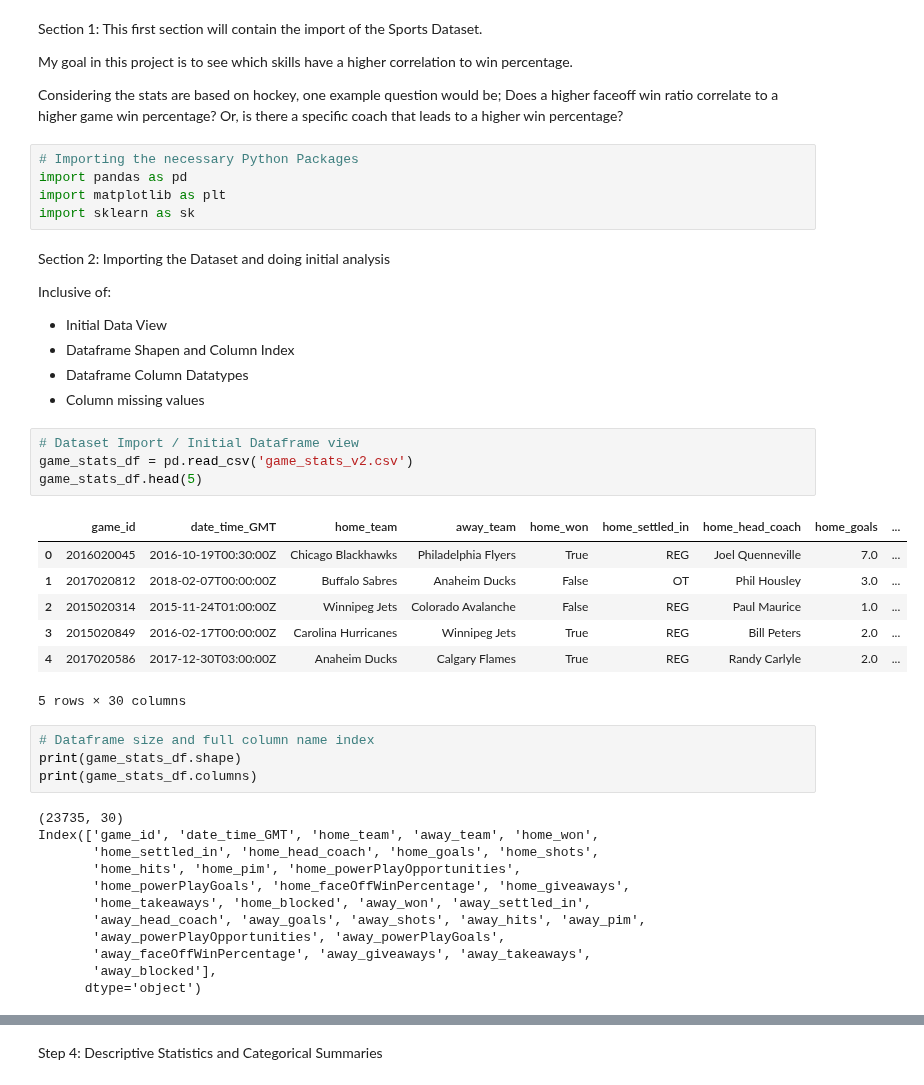
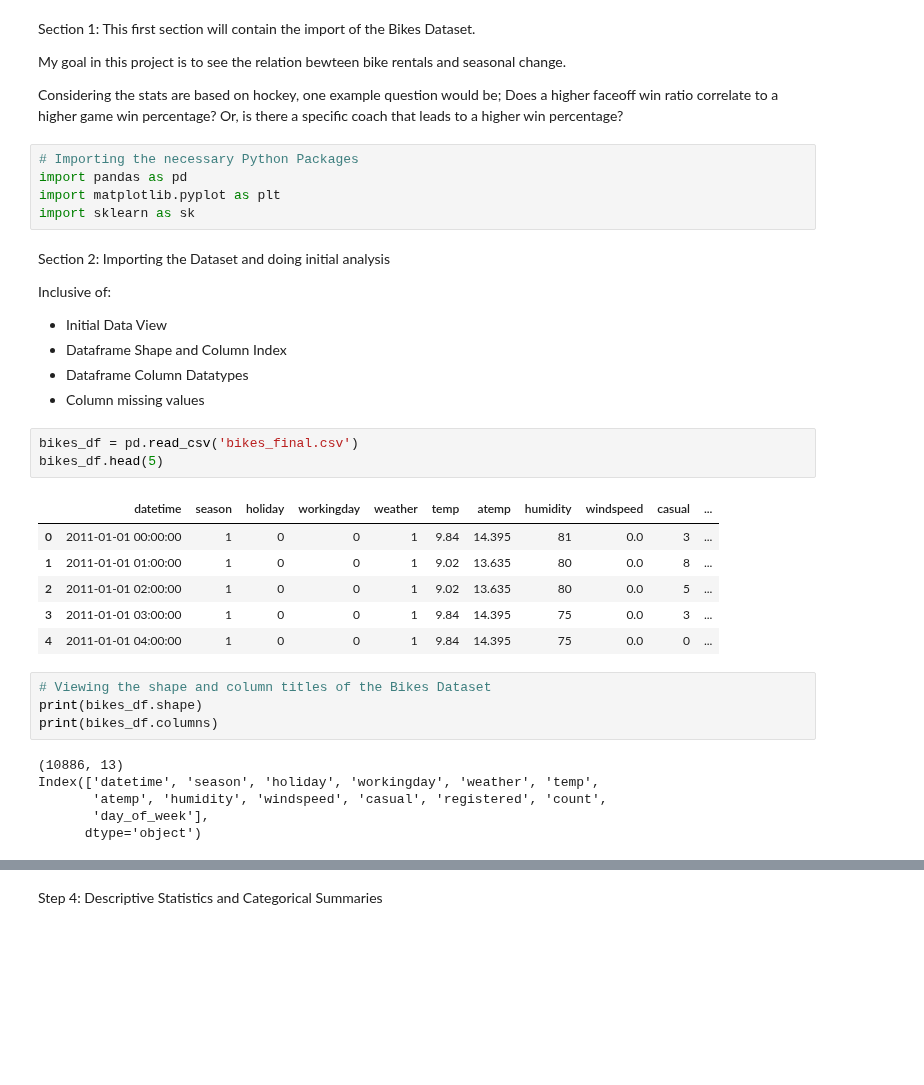
Before and after one commit to nrandazzo222/homework, a Jupyter notebook: final_project/NickRandazzo_FinalProject.ipynb, the cells around one changed output, grey strips where cells are left out. Saved outputs shown, nothing was run; the diff lists cells and outputs as text; blank space fills up the shorter version.

```diff
--- a/final_project/NickRandazzo_FinalProject.ipynb
+++ b/final_project/NickRandazzo_FinalProject.ipynb
@@ -1,48 +1,40 @@
 # %% [markdown]
 Section 1:
-This first section will contain the import of the Sports Dataset.
+This first section will contain the import of the Bikes Dataset.
 
-My goal in this project is to see which skills have a higher correlation to win percentage.
+My goal in this project is to see the relation bewteen bike rentals and seasonal change.
 
 Considering the stats are based on hockey, one example question would be; Does a higher faceoff win ratio correlate to a higher game win percentage? Or, is there a specific coach that leads to a higher win percentage?
 # %%
 # Importing the necessary Python Packages
 import pandas as pd
-import matplotlib as plt
+import matplotlib.pyplot as plt
 import sklearn as sk
 # %% [markdown]
 Section 2: Importing the Dataset and doing initial analysis
 
 Inclusive of:
 - Initial Data View
-- Dataframe Shapen and Column Index
+- Dataframe Shape and Column Index
 - Dataframe Column Datatypes
 - Column missing values
 # %%
-# Dataset Import / Initial Dataframe view
-game_stats_df = pd.read_csv('game_stats_v2.csv')
-game_stats_df.head(5)
+bikes_df = pd.read_csv('bikes_final.csv')
+bikes_df.head(5)
 # %% [output]
-|  | game_id | date_time_GMT | home_team | away_team | home_won | home_settled_in | home_head_coach | home_goals | ... |
-| 0 | 2016020045 | 2016-10-19T00:30:00Z | Chicago Blackhawks | Philadelphia Flyers | True | REG | Joel Quenneville | 7.0 | ... |
-| 1 | 2017020812 | 2018-02-07T00:00:00Z | Buffalo Sabres | Anaheim Ducks | False | OT | Phil Housley | 3.0 | ... |
-| 2 | 2015020314 | 2015-11-24T01:00:00Z | Winnipeg Jets | Colorado Avalanche | False | REG | Paul Maurice | 1.0 | ... |
-| 3 | 2015020849 | 2016-02-17T00:00:00Z | Carolina Hurricanes | Winnipeg Jets | True | REG | Bill Peters | 2.0 | ... |
-| 4 | 2017020586 | 2017-12-30T03:00:00Z | Anaheim Ducks | Calgary Flames | True | REG | Randy Carlyle | 2.0 | ... |
+|  | datetime | season | holiday | workingday | weather | temp | atemp | humidity | windspeed | casual | ... |
+| 0 | 2011-01-01 00:00:00 | 1 | 0 | 0 | 1 | 9.84 | 14.395 | 81 | 0.0 | 3 | ... |
+| 1 | 2011-01-01 01:00:00 | 1 | 0 | 0 | 1 | 9.02 | 13.635 | 80 | 0.0 | 8 | ... |
+| 2 | 2011-01-01 02:00:00 | 1 | 0 | 0 | 1 | 9.02 | 13.635 | 80 | 0.0 | 5 | ... |
+| 3 | 2011-01-01 03:00:00 | 1 | 0 | 0 | 1 | 9.84 | 14.395 | 75 | 0.0 | 3 | ... |
+| 4 | 2011-01-01 04:00:00 | 1 | 0 | 0 | 1 | 9.84 | 14.395 | 75 | 0.0 | 0 | ... |
-5 rows × 30 columns
 # %%
-# Dataframe size and full column name index
-print(game_stats_df.shape)
-print(game_stats_df.columns)
+# Viewing the shape and column titles of the Bikes Dataset
+print(bikes_df.shape)
+print(bikes_df.columns)
 # %% [output]
-(23735, 30)
-Index(['game_id', 'date_time_GMT', 'home_team', 'away_team', 'home_won',
-       'home_settled_in', 'home_head_coach', 'home_goals', 'home_shots',
-       'home_hits', 'home_pim', 'home_powerPlayOpportunities',
-       'home_powerPlayGoals', 'home_faceOffWinPercentage', 'home_giveaways',
-       'home_takeaways', 'home_blocked', 'away_won', 'away_settled_in',
-       'away_head_coach', 'away_goals', 'away_shots', 'away_hits', 'away_pim',
-       'away_powerPlayOpportunities', 'away_powerPlayGoals',
-       'away_faceOffWinPercentage', 'away_giveaways', 'away_takeaways',
-       'away_blocked'],
+(10886, 13)
+Index(['datetime', 'season', 'holiday', 'workingday', 'weather', 'temp',
+       'atemp', 'humidity', 'windspeed', 'casual', 'registered', 'count',
+       'day_of_week'],
       dtype='object')
```
Also changed, not shown: parts of 30 cells of this notebook.
